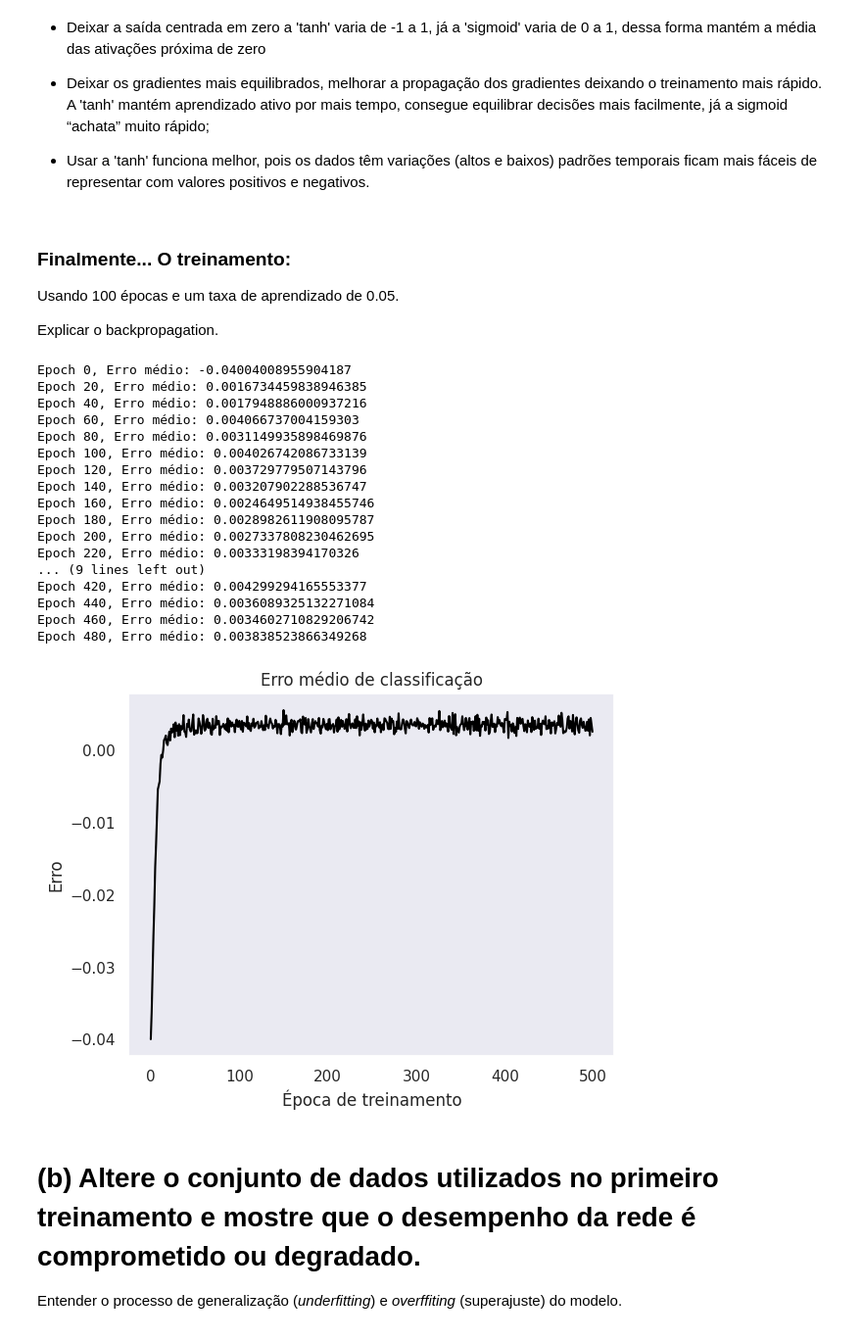
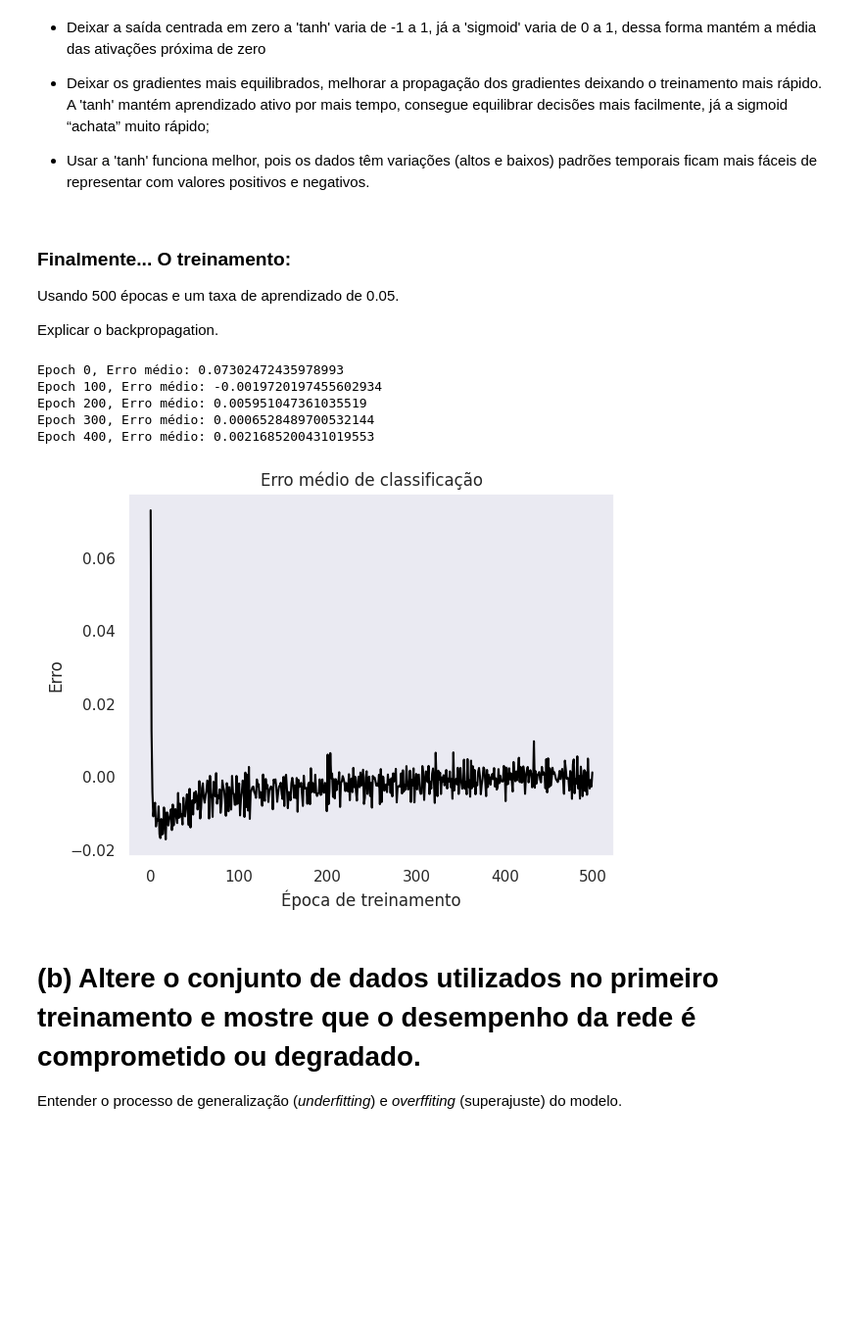
Before and after one commit to AbnerErnaniADSFatec/sbj_grad_neurocomputing_sources, a Jupyter notebook: solved/Lista de Exercícios Perceptrons PC.1 - CAP-351-3 Neurocomputação - Abner Ernâni dos Anjos.ipynb, the cells around one changed output. Shown at 98% size. Drawn from its saved outputs; the diff is of its cells as text; code cells hidden in the pictures; blank space fills up the shorter version.

```diff
--- a/solved/Lista de Exercícios Perceptrons PC.1 - CAP-351-3 Neurocomputação - Abner Ernâni dos Anjos.ipynb
+++ b/solved/Lista de Exercícios Perceptrons PC.1 - CAP-351-3 Neurocomputação - Abner Ernâni dos Anjos.ipynb
@@ -172,5 +170,7 @@ class FFNeuralNetwork:
 import pandas as pd
 data = pd.read_csv('./sample_data/samples.csv')
 data = data[['longitude', 'latitude', 'start_date', 'end_date', 'label', 'time_series']]
+data = data[data['label'].isin(['Pastagem', 'Vegetação-Secundária'])]
+print('Labels = ', set(data['label']))
 data
 # %% [output]
@@ -414,13 +418,13 @@ nn = FFNeuralNetwork(topology, layers)
 # %% [markdown]
 ### Finalmente... O treinamento:
 
-Usando 100 épocas e um taxa de aprendizado de 0.05.
+Usando 500 épocas e um taxa de aprendizado de 0.05.
 
 Explicar o backpropagation.
 # %%
 from random import shuffle
 
-learning_rate =  0.01
+learning_rate =  0.05
 n_epochs = 500
 
 e_epoch = []             # erro médio por época
@@ -435,51 +439,39 @@ for epoch in range(n_epochs):
 
     for k in indices:
         x = X[k].reshape(-1,1)
         y = Y[k]
 
         # forward + backprop
         error = nn.backprop(x, y, learning_rate)
 
         # erro escalar (MSE simplificado)
         err_val = error[0][0]
 
         e_point.append(err_val)
         e_instantaneous.append(err_val)
 
     # erro médio da época
     e_epoch.append(np.mean(e_point))
 
     # armazenar um peso para monitoramento (ex: primeiro peso)
     w_0_epoch.append(nn.weights[0][0][0])
 
     if epoch % 100 == 0:
         print(f"Epoch {epoch}, Erro médio: {e_epoch[-1]}")
 
 plt.plot(e_epoch, color="black")
 plt.title("Erro médio de classificação")
 plt.xlabel("Época de treinamento")
 plt.ylabel("Erro")
 plt.grid()
 plt.show()
 # %% [output]
-Epoch 0, Erro médio: -0.04004008955904187
-Epoch 20, Erro médio: 0.0016734459838946385
-Epoch 40, Erro médio: 0.0017948886000937216
-Epoch 60, Erro médio: 0.004066737004159303
-Epoch 80, Erro médio: 0.0031149935898469876
-Epoch 100, Erro médio: 0.004026742086733139
-Epoch 120, Erro médio: 0.003729779507143796
-Epoch 140, Erro médio: 0.003207902288536747
-Epoch 160, Erro médio: 0.0024649514938455746
-Epoch 180, Erro médio: 0.0028982611908095787
-Epoch 200, Erro médio: 0.0027337808230462695
-Epoch 220, Erro médio: 0.00333198394170326
-... (9 lines left out)
-Epoch 420, Erro médio: 0.004299294165553377
-Epoch 440, Erro médio: 0.0036089325132271084
-Epoch 460, Erro médio: 0.0034602710829206742
-Epoch 480, Erro médio: 0.003838523866349268
+Epoch 0, Erro médio: 0.07302472435978993
+Epoch 100, Erro médio: -0.0019720197455602934
+Epoch 200, Erro médio: 0.005951047361035519
+Epoch 300, Erro médio: 0.0006528489700532144
+Epoch 400, Erro médio: 0.0021685200431019553
-[figure, old version]
+[figure, new version]
 # %% [markdown]
 # (b) Altere o conjunto de dados utilizados no primeiro treinamento e mostre que o desempenho da rede é comprometido ou degradado.
 
```
Also changed, not shown: parts of 14 cells of this notebook, 24 other files.
